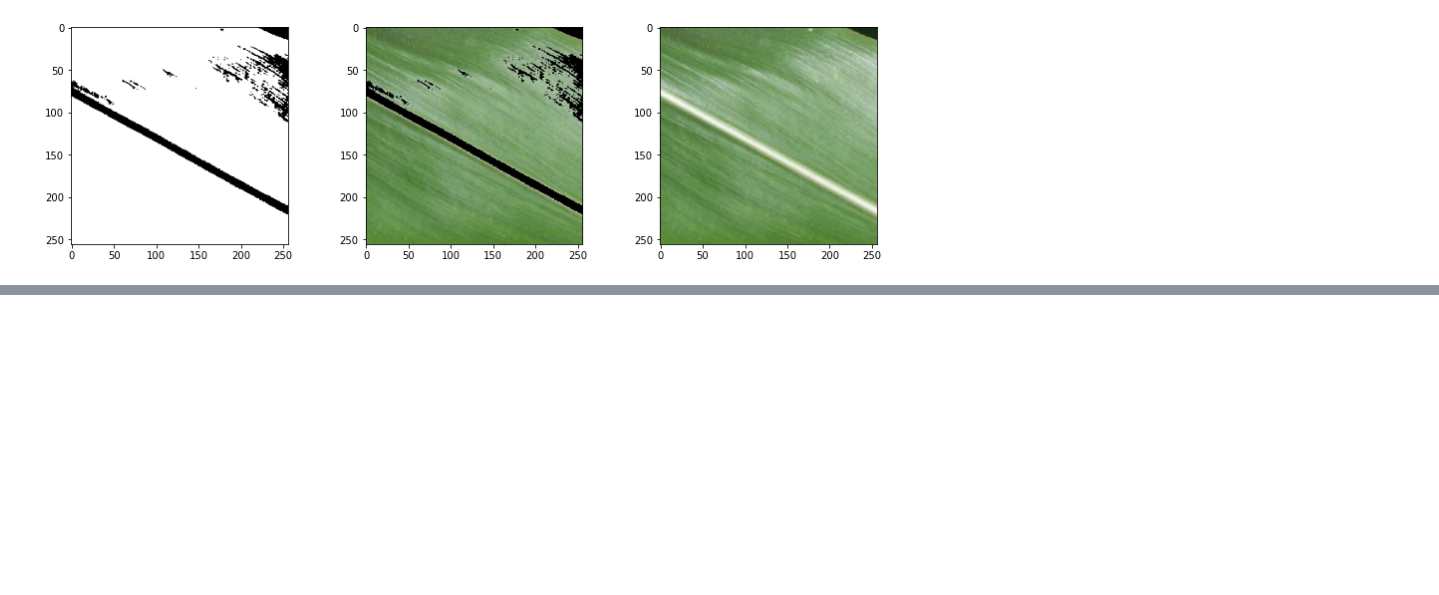
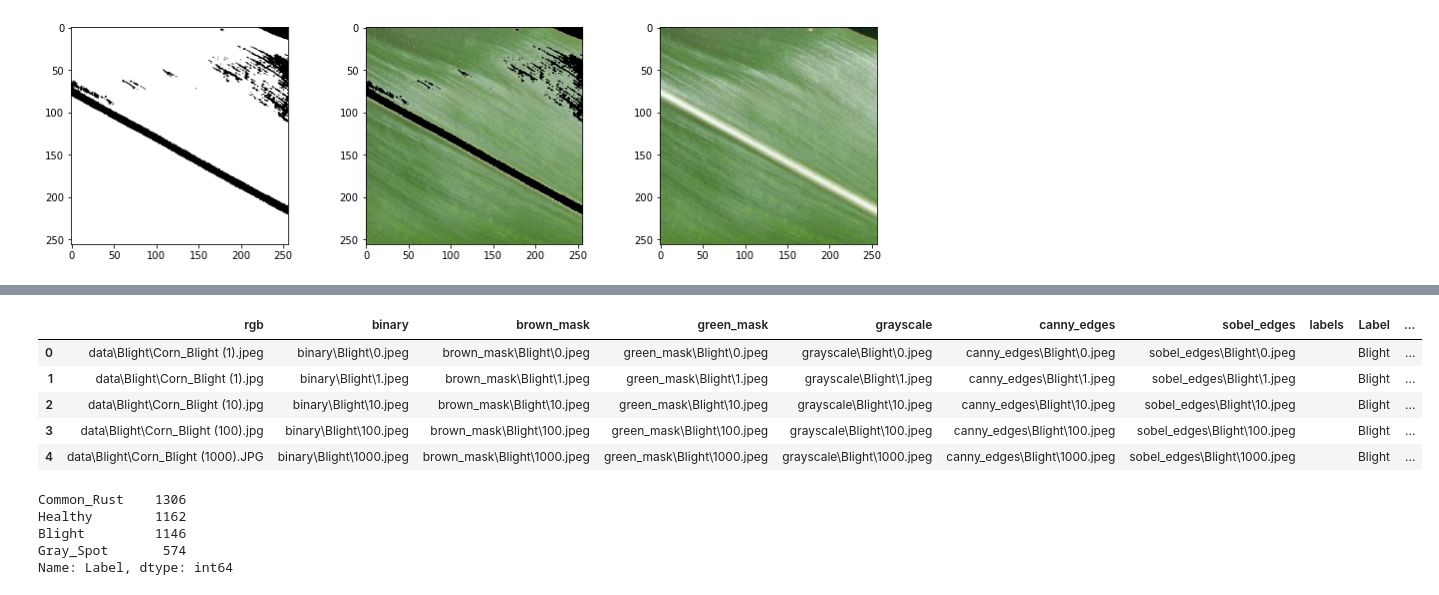
Before and after one commit to haberkornm/Springboard, a Jupyter notebook: Corn CNN/Corn Disease Wrangling and EDA.ipynb, the cells around one changed output, grey strips where cells are left out. Saved outputs shown, nothing was run; the diff lists cells and outputs as text; code cells hidden in the pictures; blank space fills up the shorter version.

```diff
--- a/Corn CNN/Corn Disease Wrangling and EDA.ipynb
+++ b/Corn CNN/Corn Disease Wrangling and EDA.ipynb
@@ -852,0 +917,45 @@ df.to_csv('corn_images.csv')
+# %%
+#Creating column for image path
+grayscale = []
+for path, subdirs, files in os.walk('grayscale'):
+    for name in files:
+        grayscale.append(os.path.join(path, name))
+df_paths['grayscale'] = grayscale
+# %%
+#Creating column for image path
+canny_edges = []
+for path, subdirs, files in os.walk('canny_edges'):
+    for name in files:
+        canny_edges.append(os.path.join(path, name))
+df_paths['canny_edges'] = canny_edges
+# %%
+#Creating column for image path
+sobel_edges = []
+for path, subdirs, files in os.walk('sobel_edges'):
+    for name in files:
+        sobel_edges.append(os.path.join(path, name))
+df_paths['sobel_edges'] = sobel_edges
+# %%
+#creating label column for dataframe
+df_paths['Label'] = ""
+df_paths.loc[df_paths['rgb'].str.contains('Blight'), 'Label'] = 'Blight'
+df_paths.loc[df_paths['rgb'].str.contains('Common_Rust'), 'Label'] = 'Common_Rust'
+df_paths.loc[df_paths['rgb'].str.contains('Gray_Spot'), 'Label'] = 'Gray_Spot'
+df_paths.loc[df_paths['rgb'].str.contains('Healthy'), 'Label'] = 'Healthy'
+# %%
+df_paths.head()
+# %% [output]
+|  | rgb | binary | brown_mask | green_mask | grayscale | canny_edges | sobel_edges | labels | Label | ... |
+| 0 | data\Blight\Corn_Blight (1).jpeg | binary\Blight\0.jpeg | brown_mask\Blight\0.jpeg | green_mask\Blight\0.jpeg | grayscale\Blight\0.jpeg | canny_edges\Blight\0.jpeg | sobel_edges\Blight\0.jpeg |  | Blight | ... |
+| 1 | data\Blight\Corn_Blight (1).jpg | binary\Blight\1.jpeg | brown_mask\Blight\1.jpeg | green_mask\Blight\1.jpeg | grayscale\Blight\1.jpeg | canny_edges\Blight\1.jpeg | sobel_edges\Blight\1.jpeg |  | Blight | ... |
+| 2 | data\Blight\Corn_Blight (10).jpg | binary\Blight\10.jpeg | brown_mask\Blight\10.jpeg | green_mask\Blight\10.jpeg | grayscale\Blight\10.jpeg | canny_edges\Blight\10.jpeg | sobel_edges\Blight\10.jpeg |  | Blight | ... |
+| 3 | data\Blight\Corn_Blight (100).jpg | binary\Blight\100.jpeg | brown_mask\Blight\100.jpeg | green_mask\Blight\100.jpeg | grayscale\Blight\100.jpeg | canny_edges\Blight\100.jpeg | sobel_edges\Blight\100.jpeg |  | Blight | ... |
+| 4 | data\Blight\Corn_Blight (1000).JPG | binary\Blight\1000.jpeg | brown_mask\Blight\1000.jpeg | green_mask\Blight\1000.jpeg | grayscale\Blight\1000.jpeg | canny_edges\Blight\1000.jpeg | sobel_edges\Blight\1000.jpeg |  | Blight | ... |
+# %%
+df_paths['Label'].value_counts()
+# %% [output]
+Common_Rust    1306
+Healthy        1162
+Blight         1146
+Gray_Spot       574
+Name: Label, dtype: int64
```
Also changed, not shown: parts of 23 cells of this notebook.
